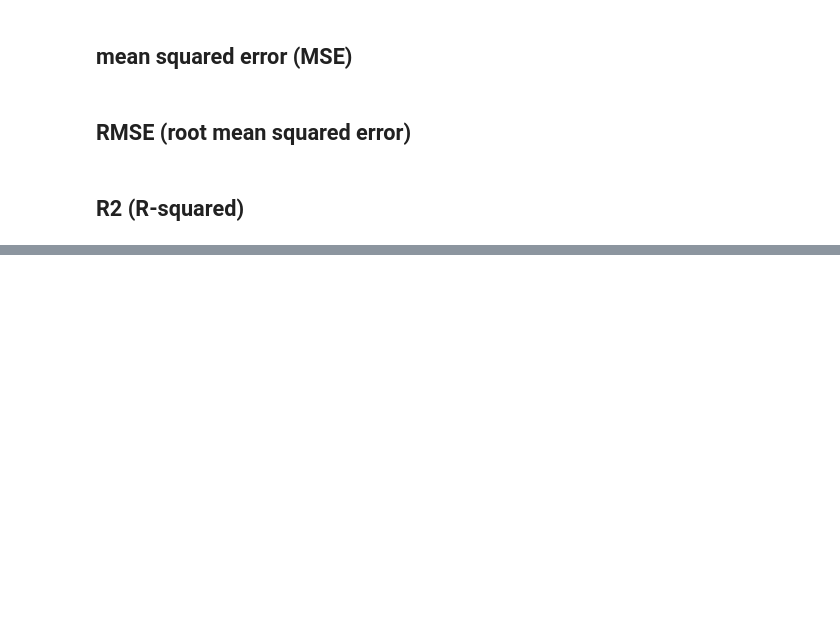
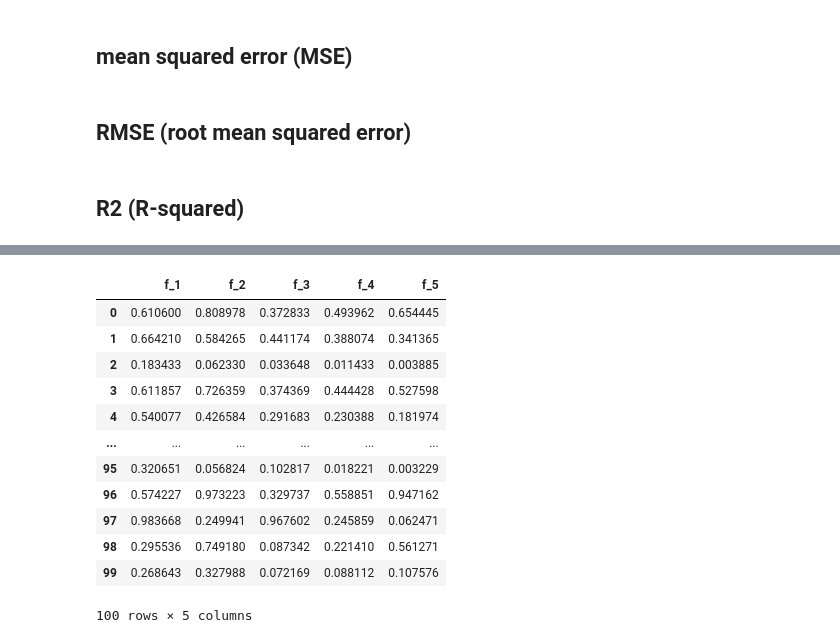
Before and after one commit to davidliu52/ml_learning, a Jupyter notebook: textbook.ipynb, the cells around one changed output, grey strips where cells are left out. Cells and saved outputs as stored; diff of their text form; code cells hidden in the pictures; blank space fills up the shorter version.

```diff
--- a/textbook.ipynb
+++ b/textbook.ipynb
@@ -508,0 +596,10 @@ def r2(y_true, y_pred):
+# %%
+import numpy as np
+
+# generate a random dataframe with
+# 2 columns and 100 rows
+df = pd.DataFrame(
+    np.random.rand(100, 2),
+    columns=[f"f_{i}" for i in range(1, 3)]
+)
+df
@@ -508,0 +620,33 @@ def r2(y_true, y_pred):
+# %%
+from sklearn import preprocessing
+pf = preprocessing.PolynomialFeatures(
+    degree=2,
+    interaction_only=False,
+    include_bias=False
+)
+# fit to the features
+pf.fit(df)
+# create polynomial features
+poly_feats = pf.transform(df)
+# %%
+num_feats = poly_feats.shape[1]
+df_transformed = pd.DataFrame(
+    poly_feats,
+    columns=[f"f_{i}" for i in range(1, num_feats + 1)]
+)
+# %%
+df_transformed
+# %% [output]
+|  | f_1 | f_2 | f_3 | f_4 | f_5 |
+| 0 | 0.610600 | 0.808978 | 0.372833 | 0.493962 | 0.654445 |
+| 1 | 0.664210 | 0.584265 | 0.441174 | 0.388074 | 0.341365 |
+| 2 | 0.183433 | 0.062330 | 0.033648 | 0.011433 | 0.003885 |
+| 3 | 0.611857 | 0.726359 | 0.374369 | 0.444428 | 0.527598 |
+| 4 | 0.540077 | 0.426584 | 0.291683 | 0.230388 | 0.181974 |
+| ... | ... | ... | ... | ... | ... |
+| 95 | 0.320651 | 0.056824 | 0.102817 | 0.018221 | 0.003229 |
+| 96 | 0.574227 | 0.973223 | 0.329737 | 0.558851 | 0.947162 |
+| 97 | 0.983668 | 0.249941 | 0.967602 | 0.245859 | 0.062471 |
+| 98 | 0.295536 | 0.749180 | 0.087342 | 0.221410 | 0.561271 |
+| 99 | 0.268643 | 0.327988 | 0.072169 | 0.088112 | 0.107576 |
+100 rows × 5 columns
```
Also changed, not shown: parts of 12 cells of this notebook, 1 other file.
